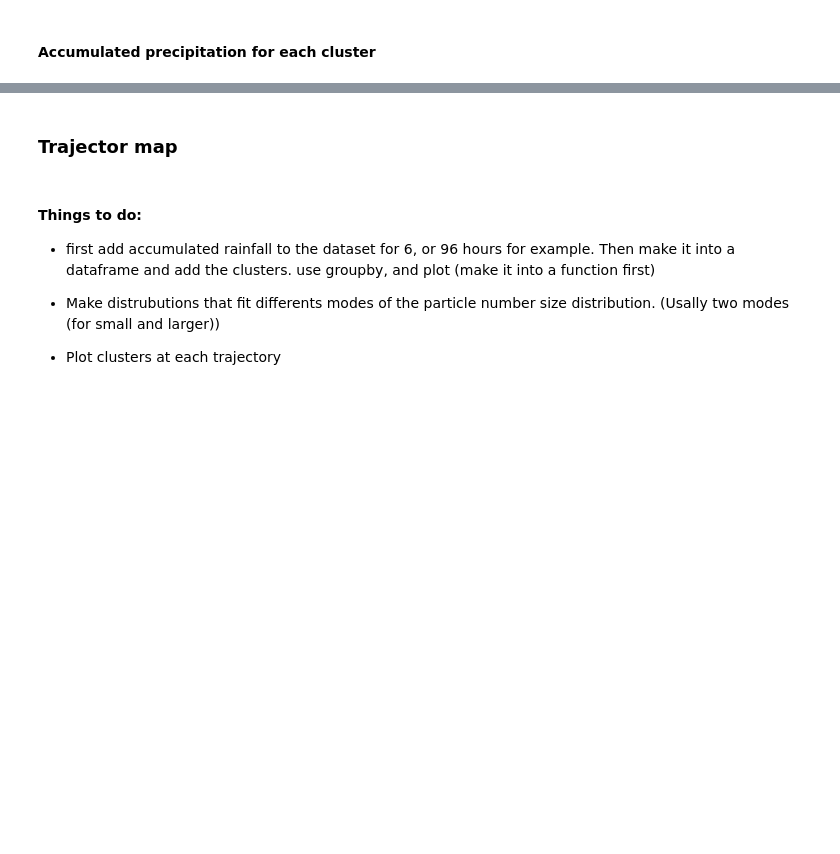
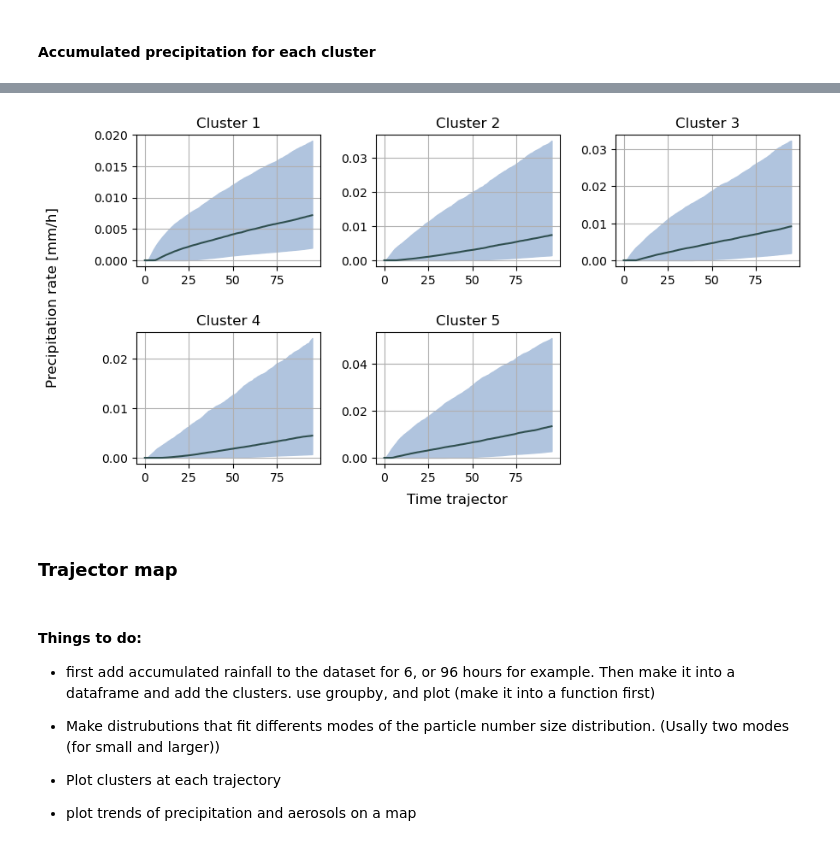
Before and after one commit to eScience-course/Tjaernoe2022-group7, a Jupyter notebook: ingrblu/ingrid_notebook.ipynb, the cells around one changed output, grey strips where cells are left out. Cells and saved outputs as stored; diff of their text form; code cells hidden in the pictures; blank space fills up the shorter version.

```diff
--- a/ingrblu/ingrid_notebook.ipynb
+++ b/ingrblu/ingrid_notebook.ipynb
@@ -233,19 +270,20 @@ rain_percentile25 = g.quantile(0.25)
 # %%
 fig = plt.figure(figsize=(10,5))
 
 for i in range(5):
     ax = fig.add_subplot(2, 3, i+1)
     ax.fill_between(time_traj, rain_percentile25.iloc[i], rain_percentile75.iloc[i], color='lightsteelblue')
     ax.plot(time_traj, rain_median_clust.iloc[i], color='darkslategrey')
     #ax.set_xscale('log')
     ax.set_title('Cluster '+str(i+1))
     plt.grid()
 
 
 plt.subplots_adjust(wspace=0.3, hspace=0.5)
-plt.legend()
 #fig.suptitle('Clusters', fontsize=16)
 fig.supxlabel('Time trajector')
 fig.supylabel('Precipitation rate [mm/h]');
+# %% [output]
+[figure, added]
 # %% [markdown]
 ### Trajector map
@@ -259,3 +295,5 @@ d
 
 - Make distrubutions that fit differents modes of the particle number size distribution. (Usally two modes (for small and larger))
 - Plot clusters at each trajectory
+
+- plot trends of precipitation and aerosols on a map
```
Also changed, not shown: parts of 19 cells of this notebook, 1 other file.
